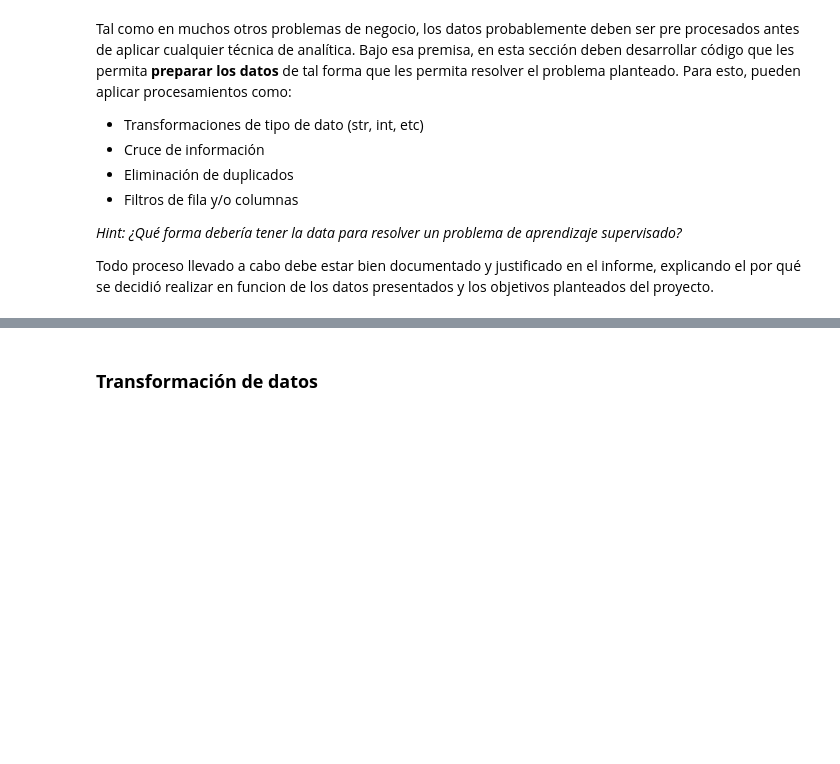
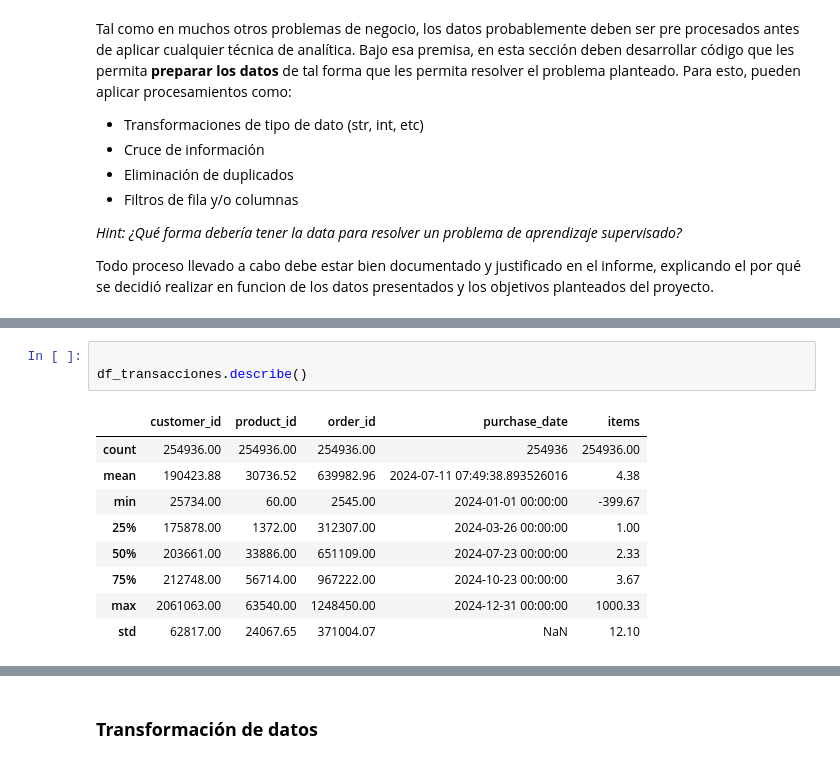
Before and after one commit to onemoremoka/sodaIAdrinks, a Jupyter notebook: datascience_notebook.ipynb, the cells around one changed output, grey strips where cells are left out. Drawn from its saved outputs; the diff is of its cells as text; blank space fills up the shorter version.

```diff
--- a/datascience_notebook.ipynb
+++ b/datascience_notebook.ipynb
@@ -247,0 +280,13 @@ Todo proceso llevado a cabo debe estar bien documentado y justificado en el info
+# %%
+
+df_transacciones.describe()
+# %% [output]
+|  | customer_id | product_id | order_id | purchase_date | items |
+| count | 254936.00 | 254936.00 | 254936.00 | 254936 | 254936.00 |
+| mean | 190423.88 | 30736.52 | 639982.96 | 2024-07-11 07:49:38.893526016 | 4.38 |
+| min | 25734.00 | 60.00 | 2545.00 | 2024-01-01 00:00:00 | -399.67 |
+| 25% | 175878.00 | 1372.00 | 312307.00 | 2024-03-26 00:00:00 | 1.00 |
+| 50% | 203661.00 | 33886.00 | 651109.00 | 2024-07-23 00:00:00 | 2.33 |
+| 75% | 212748.00 | 56714.00 | 967222.00 | 2024-10-23 00:00:00 | 3.67 |
+| max | 2061063.00 | 63540.00 | 1248450.00 | 2024-12-31 00:00:00 | 1000.33 |
+| std | 62817.00 | 24067.65 | 371004.07 | NaN | 12.10 |
```
Also changed, not shown: parts of 32 cells of this notebook, 5 other files.
